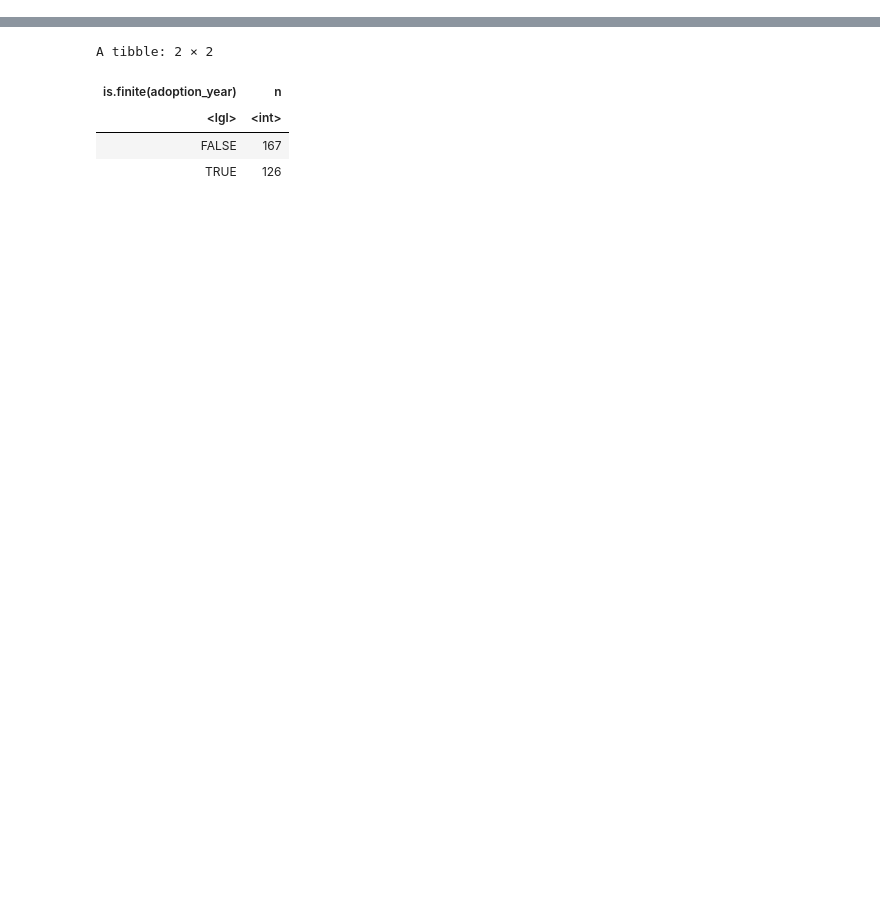
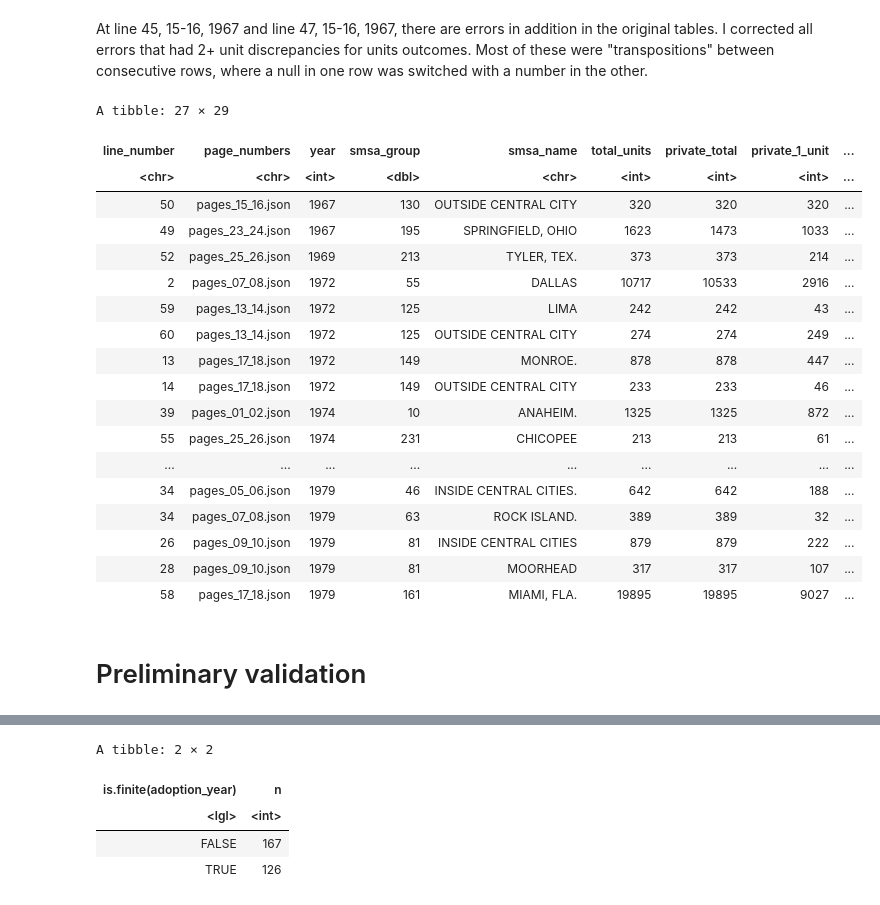
Before and after one commit to willwwang/little-nepas, a Jupyter notebook: script/ocr_validation.ipynb, the cells around one changed output, grey strips where cells are left out. Cells and saved outputs as stored; diff of their text form; code cells hidden in the pictures; blank space fills up the shorter version.

Commit message:
corrected units!

```diff
--- a/script/ocr_validation.ipynb
+++ b/script/ocr_validation.ipynb
@@ -275,0 +34,11 @@ bps_final |>
+# %%
+validations = bps |>
+  pivot_longer(contains("diff"), names_to = "diff_type", values_to = "diff_value") |>
+  mutate(
+    abs_diff_value = abs(diff_value),
+    all_na = if_all(total_units:public_valuation, \(x) is.na(x)) |> as.numeric()
+  )
+
+validations |>
+  count(abs_diff_value) |>
+  mutate(prop = round(n / sum(n), 4))
@@ -275,0 +112,27 @@ bps_final |>
+# %% [markdown]
+At line 45, 15-16, 1967 and line 47, 15-16, 1967, there are errors in addition in the original tables. I corrected all errors that had 2+ unit discrepancies for units outcomes. Most of these were "transpositions" between consecutive rows, where a null in one row was switched with a number in the other.
+# %%
+validations |>
+  filter(abs_diff_value >= 100 & str_detect(diff_type, "valuation"))
+# %% [output]
+A tibble: 27 × 29
+| line_number | page_numbers | year | smsa_group | smsa_name | total_units | private_total | private_1_unit | ... |
+| <chr> | <chr> | <int> | <dbl> | <chr> | <int> | <int> | <int> | ... |
+| 50 | pages_15_16.json | 1967 | 130 | OUTSIDE CENTRAL CITY | 320 | 320 | 320 | ... |
+| 49 | pages_23_24.json | 1967 | 195 | SPRINGFIELD, OHIO | 1623 | 1473 | 1033 | ... |
+| 52 | pages_25_26.json | 1969 | 213 | TYLER, TEX. | 373 | 373 | 214 | ... |
+| 2 | pages_07_08.json | 1972 | 55 | DALLAS | 10717 | 10533 | 2916 | ... |
+| 59 | pages_13_14.json | 1972 | 125 | LIMA | 242 | 242 | 43 | ... |
+| 60 | pages_13_14.json | 1972 | 125 | OUTSIDE CENTRAL CITY | 274 | 274 | 249 | ... |
+| 13 | pages_17_18.json | 1972 | 149 | MONROE. | 878 | 878 | 447 | ... |
+| 14 | pages_17_18.json | 1972 | 149 | OUTSIDE CENTRAL CITY | 233 | 233 | 46 | ... |
+| 39 | pages_01_02.json | 1974 | 10 | ANAHEIM. | 1325 | 1325 | 872 | ... |
+| 55 | pages_25_26.json | 1974 | 231 | CHICOPEE | 213 | 213 | 61 | ... |
+| ... | ... | ... | ... | ... | ... | ... | ... | ... |
+| 34 | pages_05_06.json | 1979 | 46 | INSIDE CENTRAL CITIES. | 642 | 642 | 188 | ... |
+| 34 | pages_07_08.json | 1979 | 63 | ROCK ISLAND. | 389 | 389 | 32 | ... |
+| 26 | pages_09_10.json | 1979 | 81 | INSIDE CENTRAL CITIES | 879 | 879 | 222 | ... |
+| 28 | pages_09_10.json | 1979 | 81 | MOORHEAD | 317 | 317 | 107 | ... |
+| 58 | pages_17_18.json | 1979 | 161 | MIAMI, FLA. | 19895 | 19895 | 9027 | ... |
+# %% [markdown]
+# Preliminary validation
```
Also changed, not shown: parts of 39 cells of this notebook, 28 other files.
